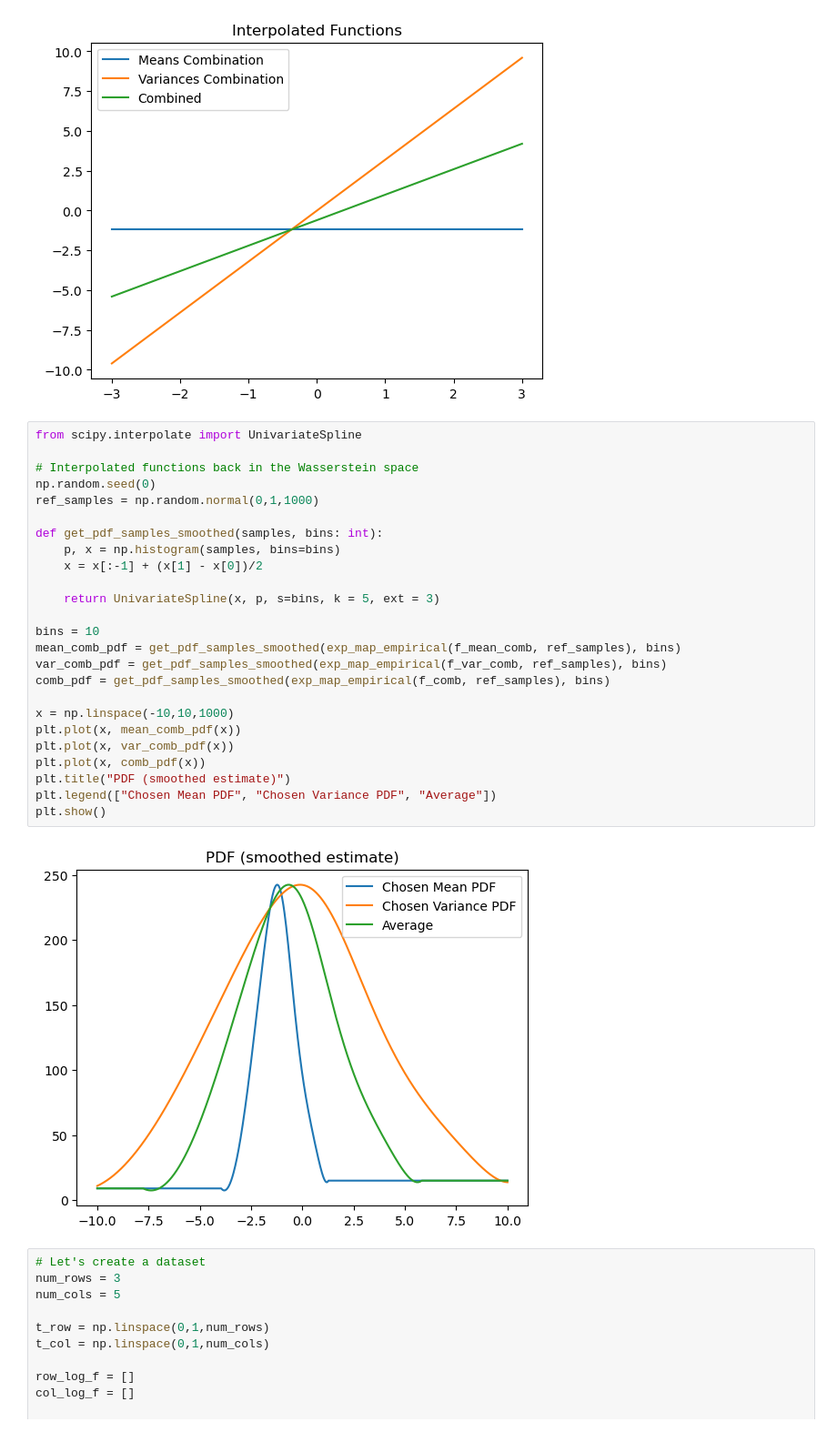
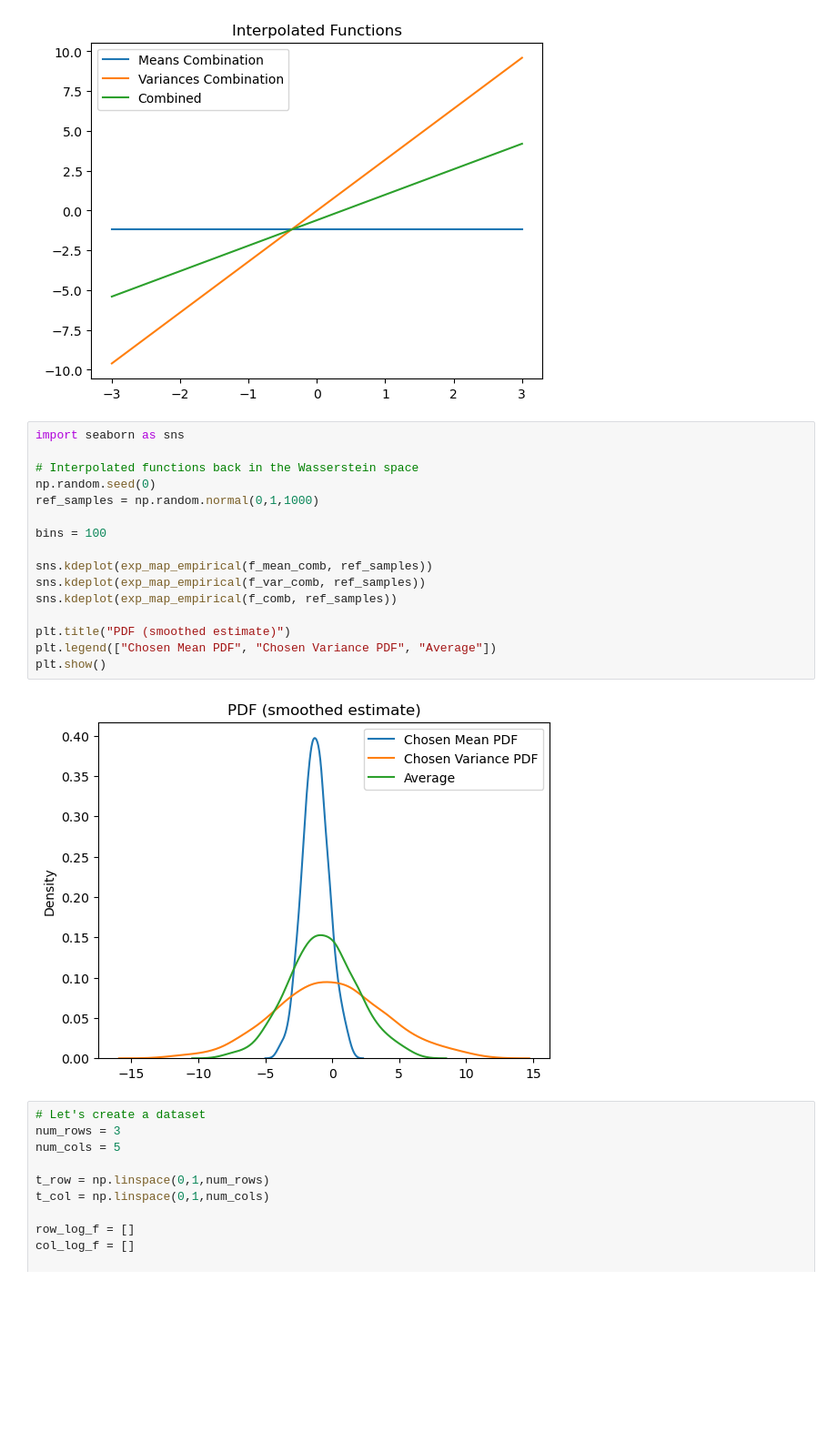
Before and after one commit to jacobf18/Dist-NN, a Jupyter notebook: nearest_neighbors.ipynb, the cells around one changed output. Shown at 91% size. Saved outputs shown, nothing was run; the diff lists cells and outputs as text; blank space fills up the shorter version.

Commit message:
converted to seaborn for plotting

```diff
--- a/nearest_neighbors.ipynb
+++ b/nearest_neighbors.ipynb
@@ -370,32 +370,23 @@ plt.show()
 # %% [output]
 [figure]
 # %%
-from scipy.interpolate import UnivariateSpline
+import seaborn as sns
 
 # Interpolated functions back in the Wasserstein space
 np.random.seed(0)
 ref_samples = np.random.normal(0,1,1000)
 
-def get_pdf_samples_smoothed(samples, bins: int):
-    p, x = np.histogram(samples, bins=bins)
-    x = x[:-1] + (x[1] - x[0])/2
+bins = 100
 
-    return UnivariateSpline(x, p, s=bins, k = 5, ext = 3)
+sns.kdeplot(exp_map_empirical(f_mean_comb, ref_samples))
+sns.kdeplot(exp_map_empirical(f_var_comb, ref_samples))
+sns.kdeplot(exp_map_empirical(f_comb, ref_samples))
 
-bins = 10
-mean_comb_pdf = get_pdf_samples_smoothed(exp_map_empirical(f_mean_comb, ref_samples), bins)
-var_comb_pdf = get_pdf_samples_smoothed(exp_map_empirical(f_var_comb, ref_samples), bins)
-comb_pdf = get_pdf_samples_smoothed(exp_map_empirical(f_comb, ref_samples), bins)
-
-x = np.linspace(-10,10,1000)
-plt.plot(x, mean_comb_pdf(x))
-plt.plot(x, var_comb_pdf(x))
-plt.plot(x, comb_pdf(x))
 plt.title("PDF (smoothed estimate)")
 plt.legend(["Chosen Mean PDF", "Chosen Variance PDF", "Average"])
 plt.show()
 # %% [output]
-[figure, old version]
+[figure, new version]
 # %%
 # Let's create a dataset
 num_rows = 3
```
Also changed, not shown: parts of 3 cells of this notebook.
